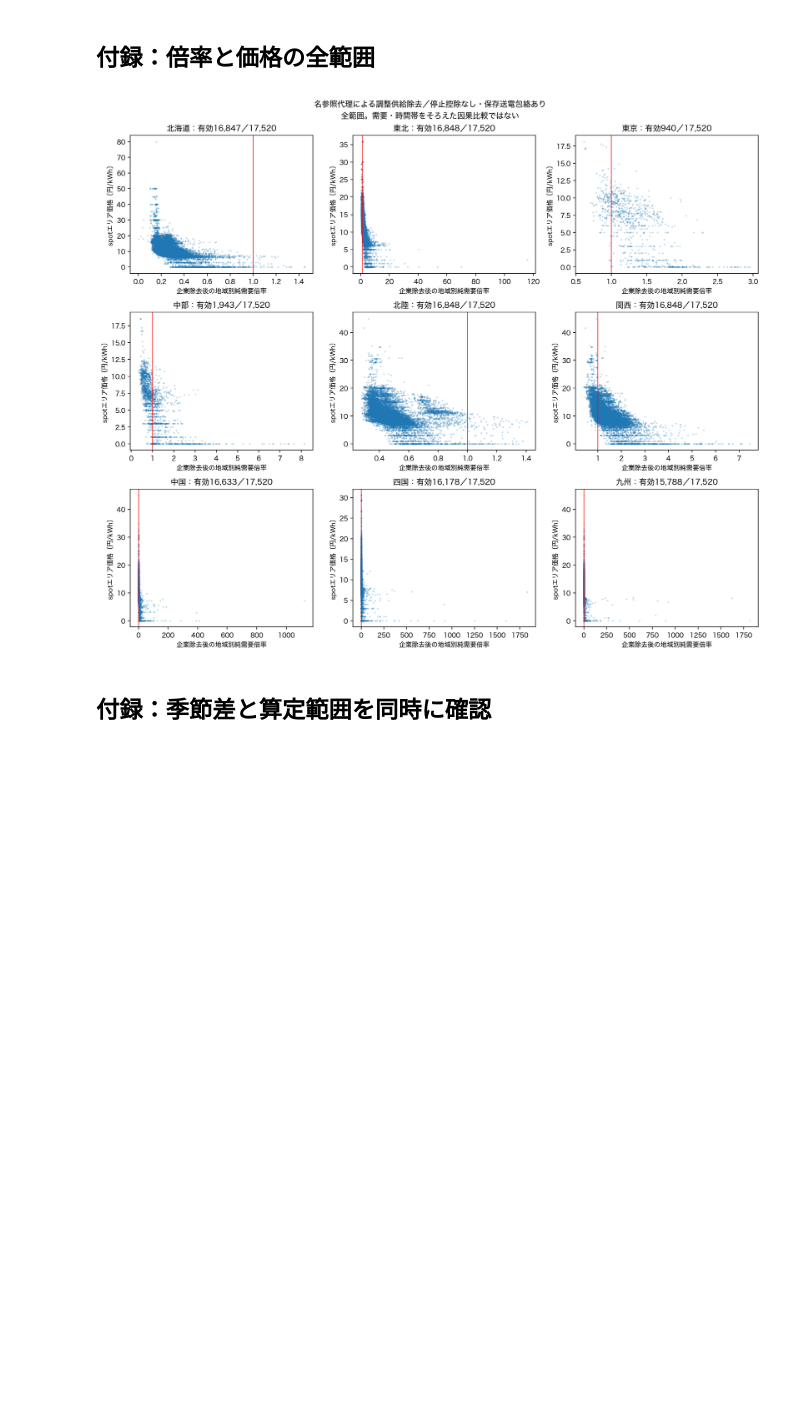
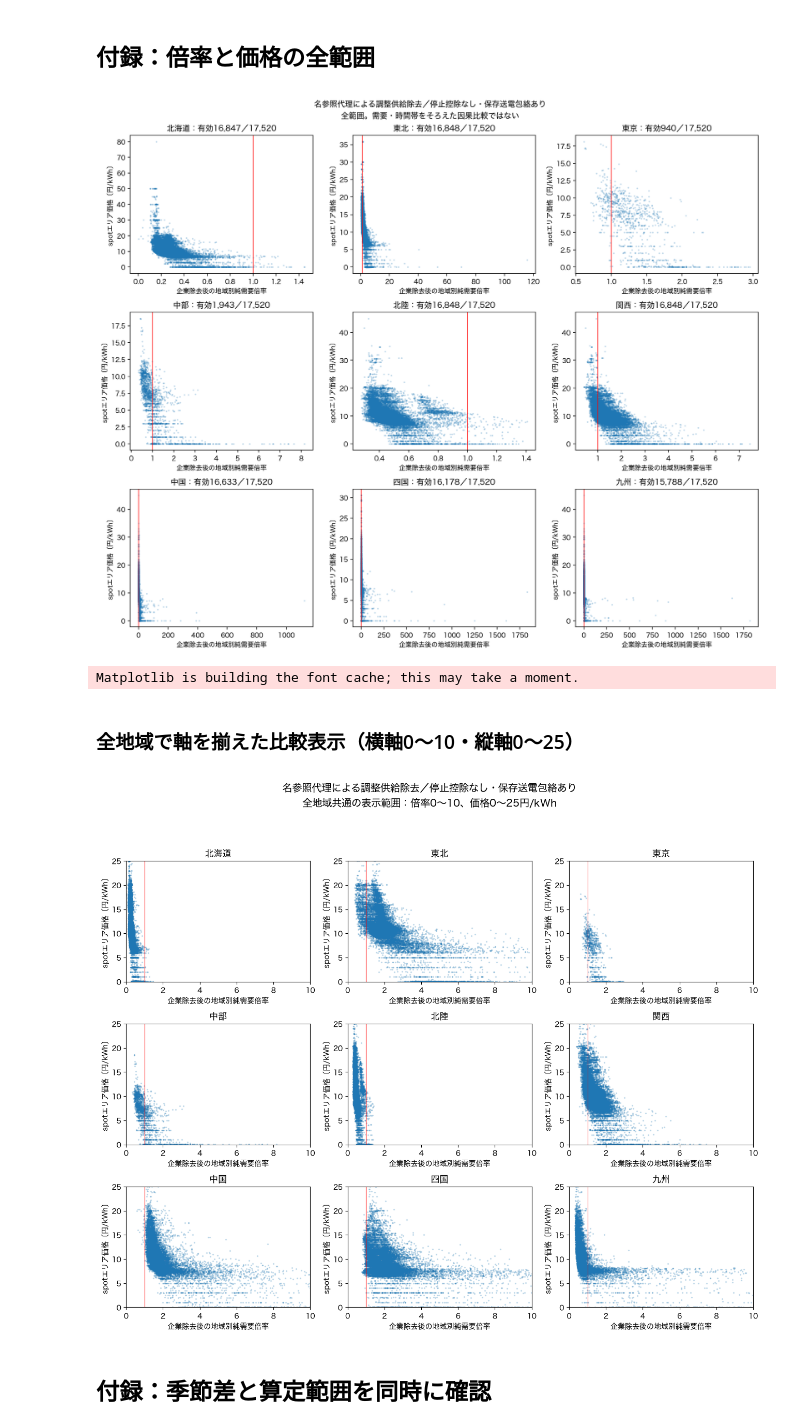
Before and after one commit to gochiglog/jepx-market-power-analysis, a Jupyter notebook: notebooks/09_fy2025_annual.ipynb, the cells around one changed output. Cells and saved outputs as stored; diff of their text form; code cells hidden in the pictures; blank space fills up the shorter version.

```diff
--- a/notebooks/09_fy2025_annual.ipynb
+++ b/notebooks/09_fy2025_annual.ipynb
@@ -70,6 +70,66 @@ display(Image(filename=str(REPORT / "figures/04_multiplier_price_near_one.png"))
 display(Image(filename=str(REPORT / "figures/04_multiplier_price_full.png")))
 # %% [output]
 [figure]
+# %%
+# 比較用の表示範囲だけを統一。元データと直上の全範囲図は変更しない。
+import matplotlib.pyplot as plt
+from matplotlib import font_manager
+
+common_axis_fonts = [
+    font.name
+    for font in font_manager.fontManager.ttflist
+    if font.name in ["Hiragino Sans", "Noto Sans CJK JP", "IPAexGothic", "Arial Unicode MS"]
+]
+common_axis_source = pd.read_parquet(
+    DATA / "explanatory_no_stop_priced.parquet",
+    columns=["target_area", "network_scenario", "status", "lambda_removed", "area_price"],
+)
+common_axis_valid = common_axis_source[
+    common_axis_source.network_scenario.eq("saved_plan_constraints")
+    & common_axis_source.status.eq("valid")
+]
+common_axis_areas = ["北海道", "東北", "東京", "中部", "北陸", "関西", "中国", "四国", "九州"]
+display(Markdown("### 全地域で軸を揃えた比較表示（横軸0〜10・縦軸0〜25）"))
+with plt.rc_context(
+    {
+        "font.family": common_axis_fonts[:1] + ["DejaVu Sans"],
+        "axes.unicode_minus": False,
+    }
+):
+    common_axis_figure, common_axis_panels = plt.subplots(
+        3, 3, figsize=(13, 11), sharex=True, sharey=True
+    )
+    for common_axis_panel, common_axis_area in zip(common_axis_panels.flat, common_axis_areas):
+        common_axis_points = common_axis_valid[common_axis_valid.target_area.eq(common_axis_area)]
+        common_axis_panel.scatter(
+            common_axis_points.lambda_removed,
+            common_axis_points.area_price.astype(float),
+            s=2,
+            alpha=0.18,
+            rasterized=True,
+        )
+        common_axis_panel.axvline(1, color="red", linewidth=0.8)
+        common_axis_panel.set(
+            xlim=(0, 10),
+            ylim=(0, 25),
+            xticks=[0, 2, 4, 6, 8, 10],
+            yticks=[0, 5, 10, 15, 20, 25],
+            title=common_axis_area,
+            xlabel="企業除去後の地域別純需要倍率",
+            ylabel="spotエリア価格〔円/kWh〕",
+        )
+        common_axis_panel.tick_params(labelbottom=True, labelleft=True)
+    common_axis_figure.suptitle(
+        "名参照代理による調整供給除去／停止控除なし・保存送電包絡あり\n"
+        "全地域共通の表示範囲：倍率0〜10、価格0〜25円/kWh",
+        fontsize=14,
+    )
+    common_axis_figure.tight_layout(rect=(0, 0, 1, 0.94))
+    plt.show()
+# %% [output]
+Matplotlib is building the font cache; this may take a moment.
+### 全地域で軸を揃えた比較表示（横軸0〜10・縦軸0〜25）
+[figure, added]
 # %% [markdown]
 ## 付録：季節差と算定範囲を同時に確認
 # %%
```
